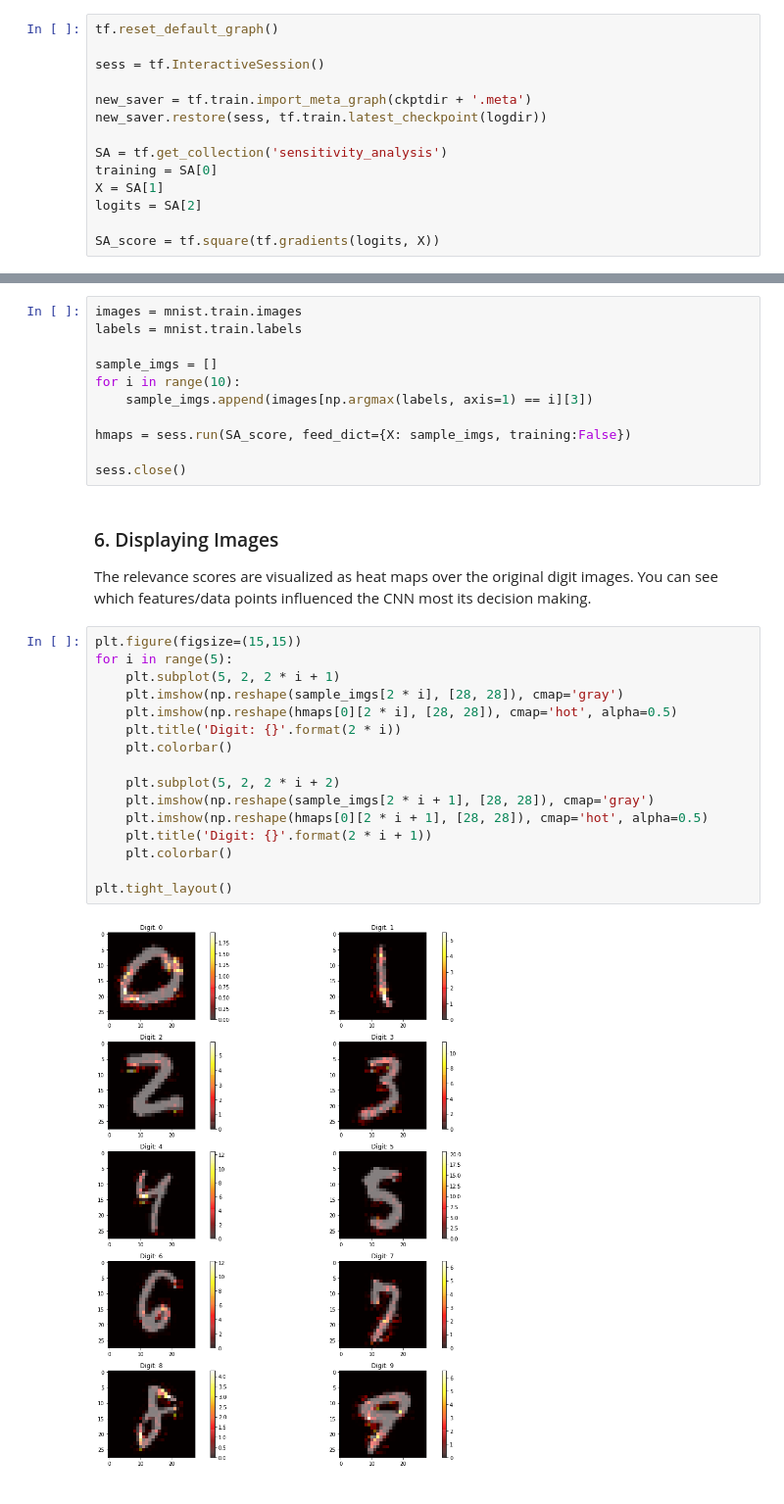
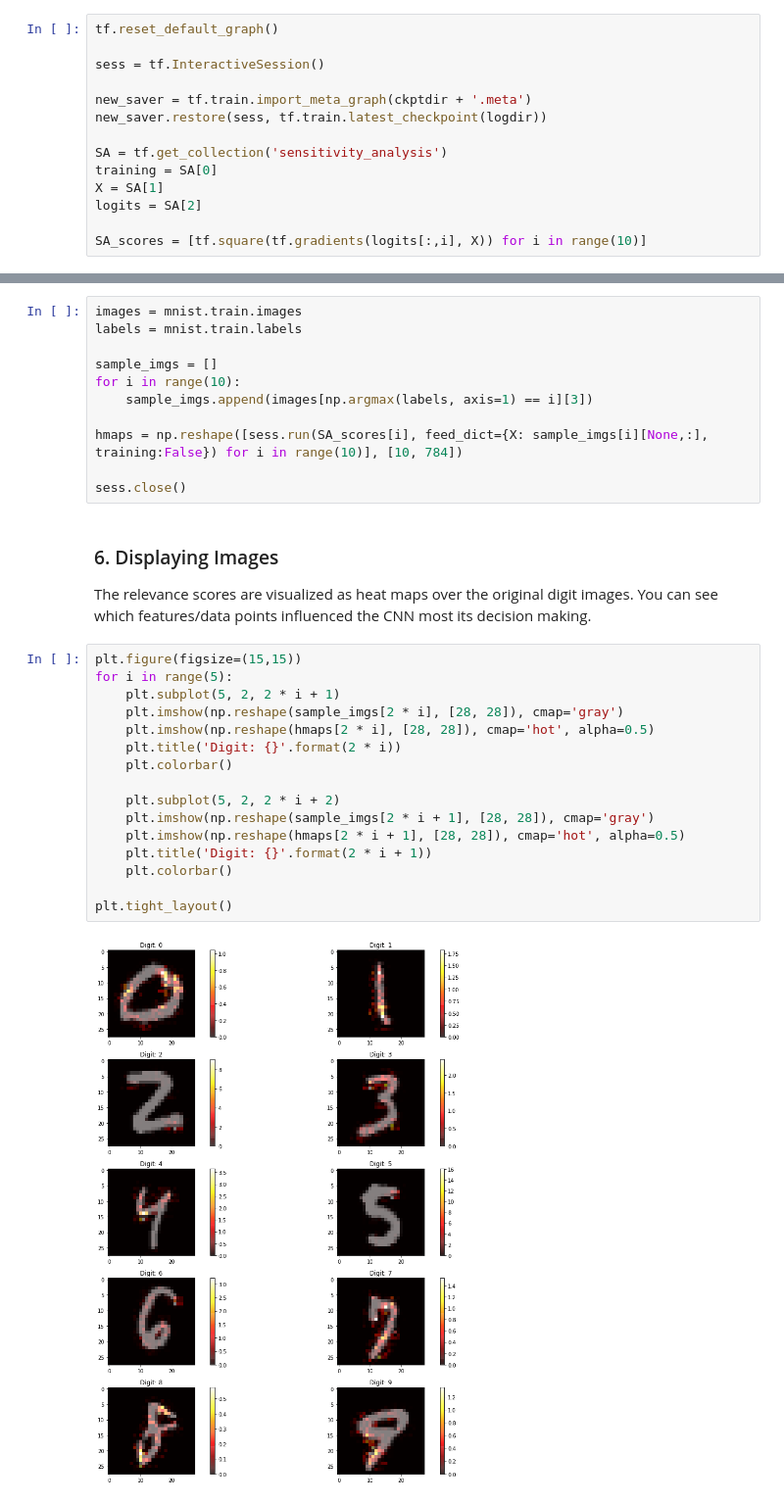
Before and after one commit to 1202kbs/Understanding-NN, a Jupyter notebook: 2.1 Sensitivity Analysis.ipynb, the cells around one changed output, grey strips where cells are left out. Shown at 98% size. Cells and saved outputs as stored; diff of their text form.

```diff
--- a/2.1 Sensitivity Analysis.ipynb
+++ b/2.1 Sensitivity Analysis.ipynb
@@ -180,7 +180,7 @@ training = SA[0]
 X = SA[1]
 logits = SA[2]
 
-SA_score = tf.square(tf.gradients(logits, X))
+SA_scores = [tf.square(tf.gradients(logits[:,i], X)) for i in range(10)]
 # %% [output]
 INFO:tensorflow:Restoring parameters from ./tf_logs/2_1_SA/model
 # %% [markdown]
@@ -193,7 +193,7 @@ sample_imgs = []
 for i in range(10):
     sample_imgs.append(images[np.argmax(labels, axis=1) == i][3])
 
-hmaps = sess.run(SA_score, feed_dict={X: sample_imgs, training:False})
+hmaps = np.reshape([sess.run(SA_scores[i], feed_dict={X: sample_imgs[i][None,:], training:False}) for i in range(10)], [10, 784])
 
 sess.close()
 # %% [markdown]
@@ -203,18 +203,18 @@ The relevance scores are visualized as heat maps over the original digit images.
 # %%
 plt.figure(figsize=(15,15))
 for i in range(5):
     plt.subplot(5, 2, 2 * i + 1)
     plt.imshow(np.reshape(sample_imgs[2 * i], [28, 28]), cmap='gray')
-    plt.imshow(np.reshape(hmaps[0][2 * i], [28, 28]), cmap='hot', alpha=0.5)
+    plt.imshow(np.reshape(hmaps[2 * i], [28, 28]), cmap='hot', alpha=0.5)
     plt.title('Digit: {}'.format(2 * i))
     plt.colorbar()
 
     plt.subplot(5, 2, 2 * i + 2)
     plt.imshow(np.reshape(sample_imgs[2 * i + 1], [28, 28]), cmap='gray')
-    plt.imshow(np.reshape(hmaps[0][2 * i + 1], [28, 28]), cmap='hot', alpha=0.5)
+    plt.imshow(np.reshape(hmaps[2 * i + 1], [28, 28]), cmap='hot', alpha=0.5)
     plt.title('Digit: {}'.format(2 * i + 1))
     plt.colorbar()
 
 plt.tight_layout()
 # %% [output]
-[figure, old version]
+[figure, new version]
```
Also changed, not shown: 6 other files.
